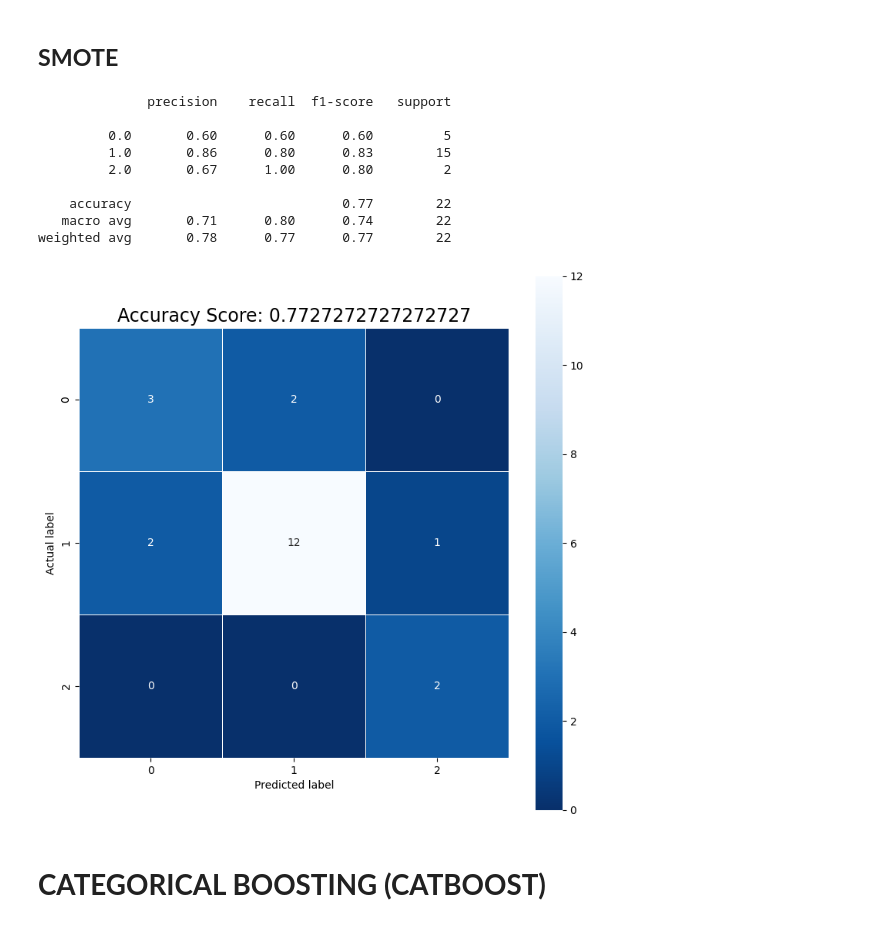
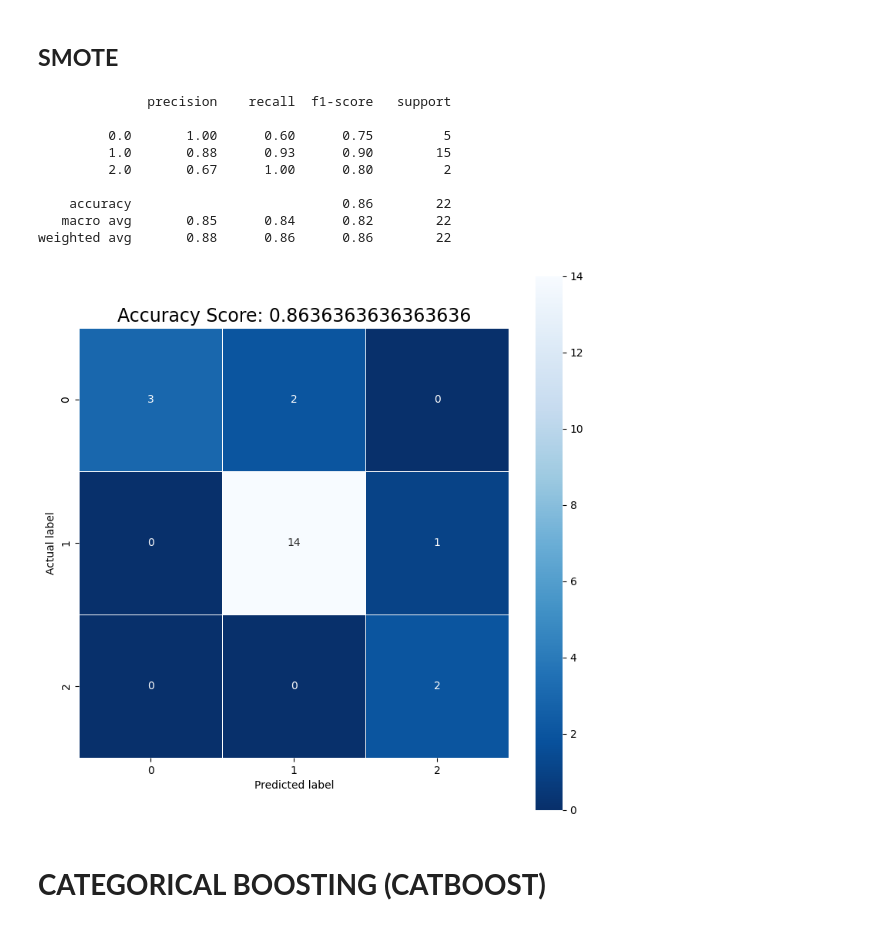
Before and after one commit to fabiorosario/code-smell-severity-classification-based-transfer-learning, a Jupyter notebook: TransferLearning/TestJava/Standardized/Feature Envy/FE_RF_ChiNorm20_TrainJavaCSharp_TestJava_Stand.ipynb, the cells around one changed output. Saved outputs shown, nothing was run; the diff lists cells and outputs as text; code cells hidden in the pictures.

```diff
--- a/TransferLearning/TestJava/Standardized/Feature Envy/FE_RF_ChiNorm20_TrainJavaCSharp_TestJava_Stand.ipynb
+++ b/TransferLearning/TestJava/Standardized/Feature Envy/FE_RF_ChiNorm20_TrainJavaCSharp_TestJava_Stand.ipynb
@@ -659,46 +659,46 @@ y_train_multiclass_remapped = np.array([mapping[label] for label in y_train_mult
 y_test_multiclass_remapped = np.array([mapping[label] for label in y_test_multiclass])
 
 # Define the classifier model
-classifier = XGBClassifier(num_class=12, random_state=42, tree_method='hist', objective='multi:softprob', n_estimators=406, max_depth=17,
-                           learning_rate=0.060689655172413794, grow_policy='depthwise', booster='dart')
+classifier = XGBClassifier(num_class=12, random_state=42, tree_method='hist', objective='multi:softmax', n_estimators=920, max_depth=17,
+                           learning_rate=0.2803448275862069, grow_policy='lossguide', booster='gbtree')
 
 classifier.fit(x_train_multiclass_res, y_train_multiclass_remapped)
 
 predictions_classifier = classifier.predict(x_test_multiclass)
 
 # Remapping -> Original mapping
 re_mapping = {0.0: 0.0, 1.0: 1.0, 2.0: 2.0, 3.0: 3.0, 4.0: 4.0, 5.0: 5.0, 6.0: 6.0, 7.0: 7.0, 8.0: 9.0, 9.0: 10.0, 10.0: 11.0}
 predictions_classifier_remapped = np.array([re_mapping[label] for label in predictions_classifier])
 
 cm = confusion_matrix(y_test_multiclass, predictions_classifier_remapped)
 
 print(classification_report(y_test_multiclass, predictions_classifier_remapped))
 
 score = classifier.score(x_test_multiclass, y_test_multiclass_remapped)
 
 import matplotlib.pyplot as plt
 import seaborn as sns
 from sklearn import metrics
 
 plt.figure(figsize=(9,9))
 sns.heatmap(cm, annot=True, fmt=".0f", linewidths=.5, square = True, cmap = 'Blues_r')
 plt.ylabel('Actual label')
 plt.xlabel('Predicted label')
 all_sample_title = 'Accuracy Score: {0}'.format(score)
 plt.title(all_sample_title, size = 17)
 #plt.savefig('toy_Digits_ConfusionSeabornCodementor.png')
 plt.show()
 # %% [output]
               precision    recall  f1-score   support
 
-         0.0       0.60      0.60      0.60         5
-         1.0       0.86      0.80      0.83        15
+         0.0       1.00      0.60      0.75         5
+         1.0       0.88      0.93      0.90        15
          2.0       0.67      1.00      0.80         2
 
-    accuracy                           0.77        22
-   macro avg       0.71      0.80      0.74        22
-weighted avg       0.78      0.77      0.77        22
+    accuracy                           0.86        22
+   macro avg       0.85      0.84      0.82        22
+weighted avg       0.88      0.86      0.86        22
-[figure, old version]
+[figure, new version]
 # %% [markdown]
 # **CATEGORICAL BOOSTING (CATBOOST)**
 # %%
```
Also changed, not shown: parts of 1 cell of this notebook, 1 other file.
